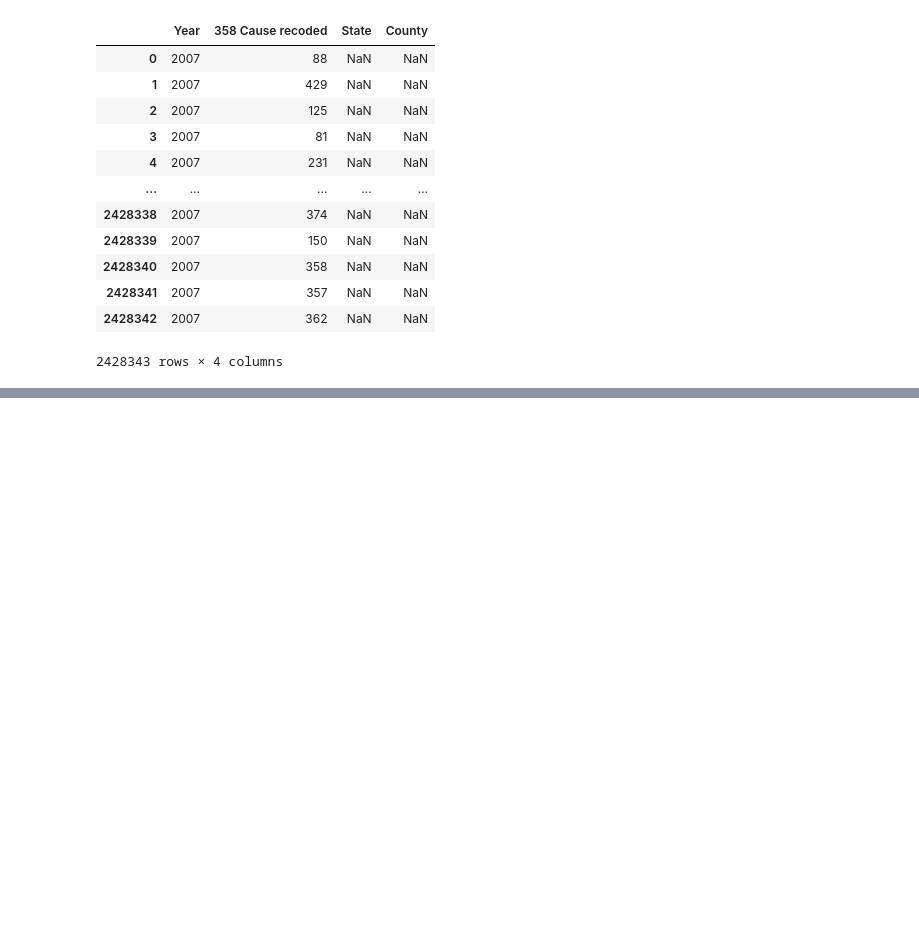
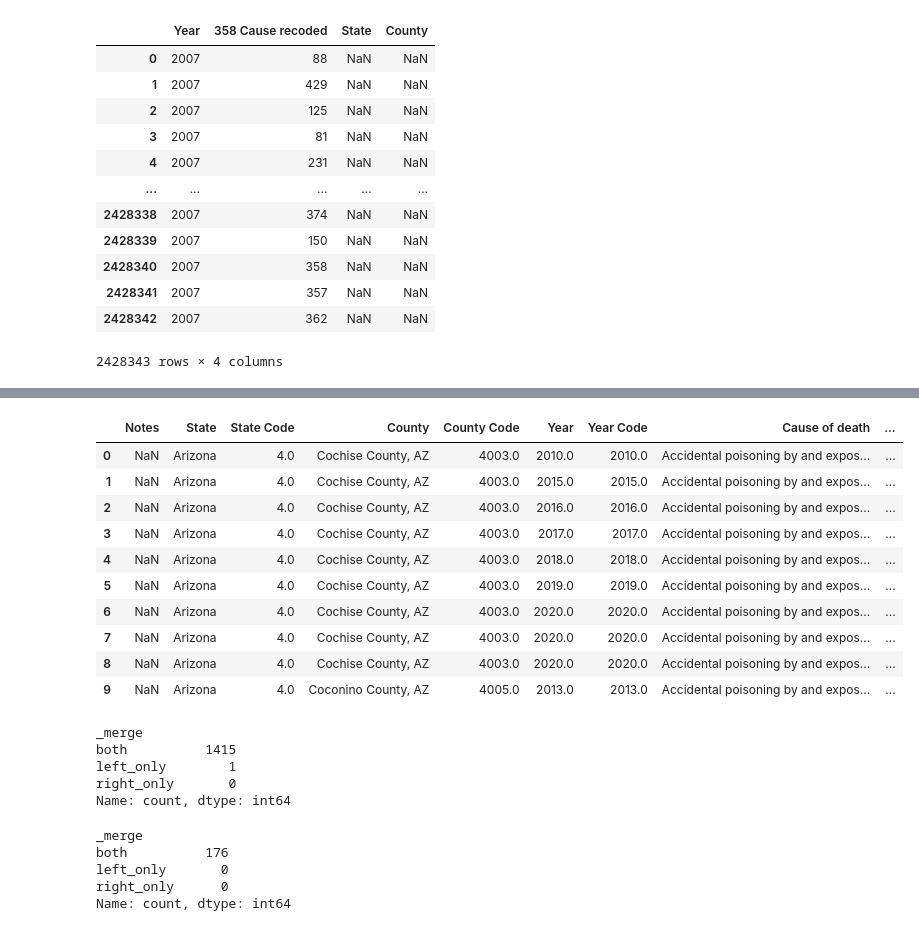
Before and after one commit to heath3rq/Python_Homelessness-Causal-Inference-Analysis, a Jupyter notebook: 10_code/mortality_data.ipynb, the cells around one changed output, grey strips where cells are left out. Cells and saved outputs as stored; diff of their text form; code cells hidden in the pictures; blank space fills up the shorter version.

```diff
--- a/10_code/mortality_data.ipynb
+++ b/10_code/mortality_data.ipynb
@@ -39,0 +66,16 @@ data_07
+# %%
+drugdeaths0720 = pd.read_csv("drugdeaths0720.txt", sep = "\t")
+# %%
+drugdeaths0720.head(10)
+# %% [output]
+|  | Notes | State | State Code | County | County Code | Year | Year Code | Cause of death | ... |
+| 0 | NaN | Arizona | 4.0 | Cochise County, AZ | 4003.0 | 2010.0 | 2010.0 | Accidental poisoning by and expos... | ... |
+| 1 | NaN | Arizona | 4.0 | Cochise County, AZ | 4003.0 | 2015.0 | 2015.0 | Accidental poisoning by and expos... | ... |
+| 2 | NaN | Arizona | 4.0 | Cochise County, AZ | 4003.0 | 2016.0 | 2016.0 | Accidental poisoning by and expos... | ... |
+| 3 | NaN | Arizona | 4.0 | Cochise County, AZ | 4003.0 | 2017.0 | 2017.0 | Accidental poisoning by and expos... | ... |
+| 4 | NaN | Arizona | 4.0 | Cochise County, AZ | 4003.0 | 2018.0 | 2018.0 | Accidental poisoning by and expos... | ... |
+| 5 | NaN | Arizona | 4.0 | Cochise County, AZ | 4003.0 | 2019.0 | 2019.0 | Accidental poisoning by and expos... | ... |
+| 6 | NaN | Arizona | 4.0 | Cochise County, AZ | 4003.0 | 2020.0 | 2020.0 | Accidental poisoning by and expos... | ... |
+| 7 | NaN | Arizona | 4.0 | Cochise County, AZ | 4003.0 | 2020.0 | 2020.0 | Accidental poisoning by and expos... | ... |
+| 8 | NaN | Arizona | 4.0 | Cochise County, AZ | 4003.0 | 2020.0 | 2020.0 | Accidental poisoning by and expos... | ... |
+| 9 | NaN | Arizona | 4.0 | Coconino County, AZ | 4005.0 | 2013.0 | 2013.0 | Accidental poisoning by and expos... | ... |
@@ -39,0 +84,8 @@ data_07
+# %%
+drugs0720["_merge"].value_counts()
+# %% [output]
+_merge
+both          1415
+left_only        1
+right_only       0
+Name: count, dtype: int64
@@ -39,0 +96,8 @@ data_07
+# %%
+drugs21["_merge"].value_counts()
+# %% [output]
+_merge
+both          176
+left_only       0
+right_only      0
+Name: count, dtype: int64
```
Also changed, not shown: parts of 28 cells of this notebook.
